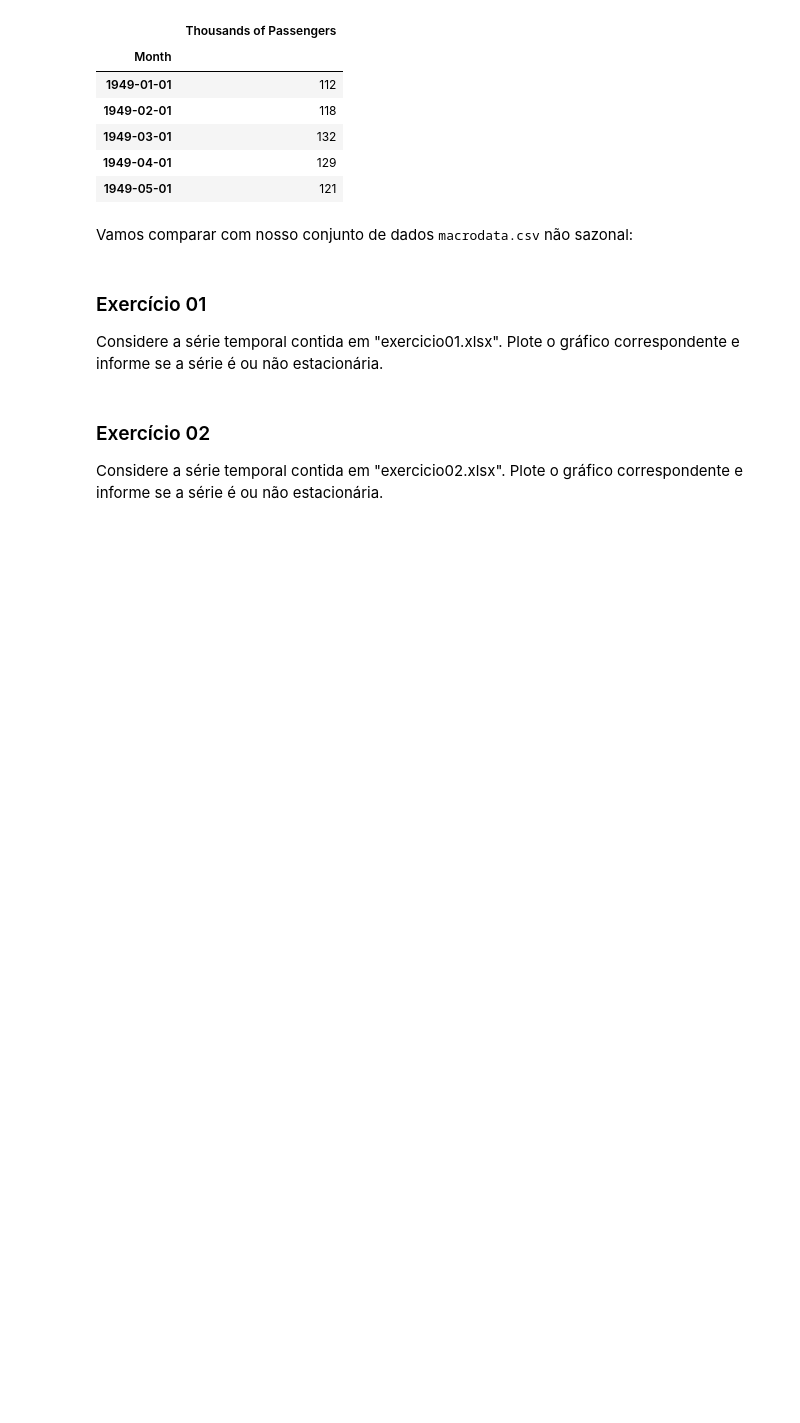
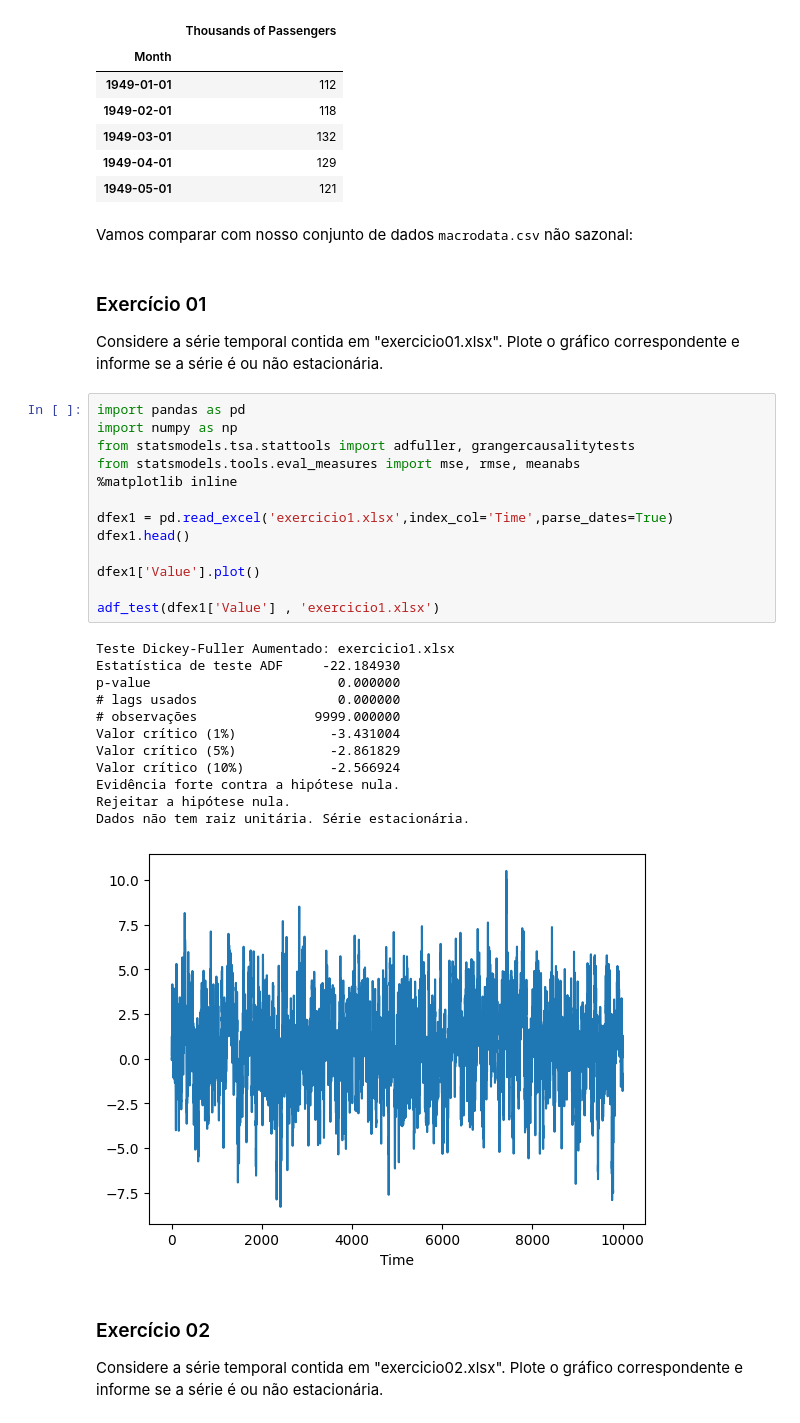
Before and after one commit to Kruzefiori/XPAD09_unifei_2025.1, a Jupyter notebook: Aula14.ipynb, the cells around one changed output. Saved outputs shown, nothing was run; the diff lists cells and outputs as text; blank space fills up the shorter version.

```diff
--- a/Aula14.ipynb
+++ b/Aula14.ipynb
@@ -260,6 +355,32 @@ Vamos comparar com nosso conjunto de dados <tt>macrodata.csv</tt> não sazonal:
 
 ### Exercício 01
 Considere a série temporal contida em "exercicio01.xlsx". Plote o gráfico correspondente e informe se a série é ou não estacionária.
+# %%
+import pandas as pd
+import numpy as np
+from statsmodels.tsa.stattools import adfuller, grangercausalitytests
+from statsmodels.tools.eval_measures import mse, rmse, meanabs
+%matplotlib inline
+
+dfex1 = pd.read_excel('exercicio1.xlsx',index_col='Time',parse_dates=True)
+dfex1.head()
+
+dfex1['Value'].plot()
+
+adf_test(dfex1['Value'] , 'exercicio1.xlsx')
+# %% [output]
+Teste Dickey-Fuller Aumentado: exercicio1.xlsx
+Estatística de teste ADF     -22.184930
+p-value                        0.000000
+# lags usados                  0.000000
+# observações               9999.000000
+Valor crítico (1%)            -3.431004
+Valor crítico (5%)            -2.861829
+Valor crítico (10%)           -2.566924
+Evidência forte contra a hipótese nula.
+Rejeitar a hipótese nula.
+Dados não tem raiz unitária. Série estacionária.
+[figure, added]
 # %% [markdown]
 ### Exercício 02
 Considere a série temporal contida em "exercicio02.xlsx". Plote o gráfico correspondente e informe se a série é ou não estacionária.
```
Also changed, not shown: parts of 13 cells of this notebook, 15 other files.
